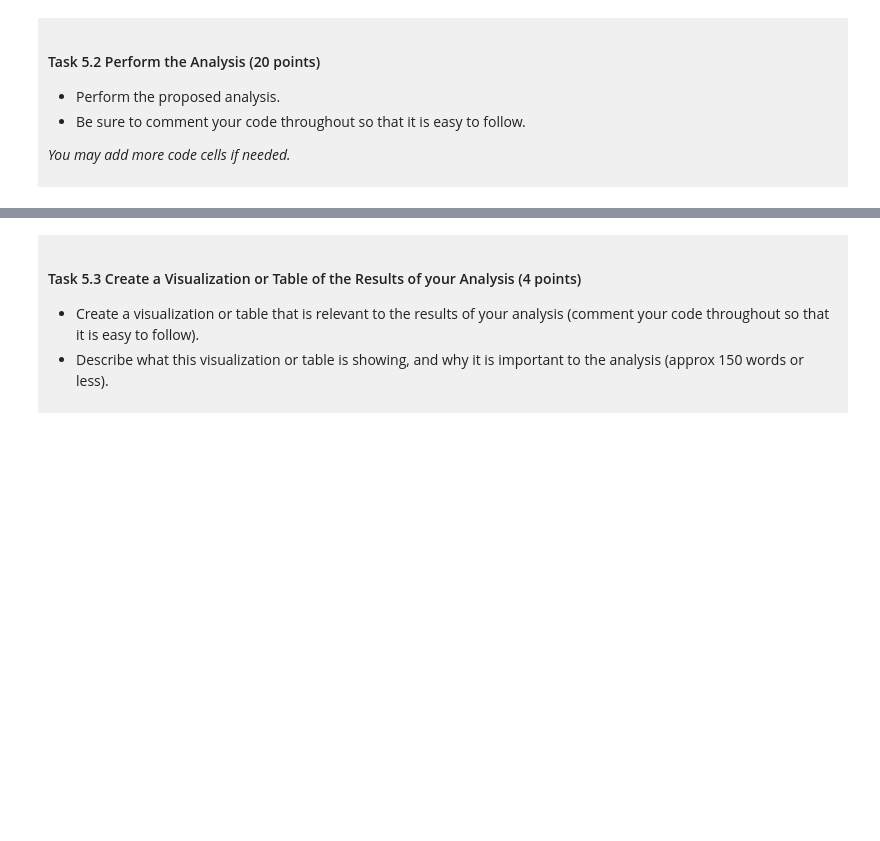
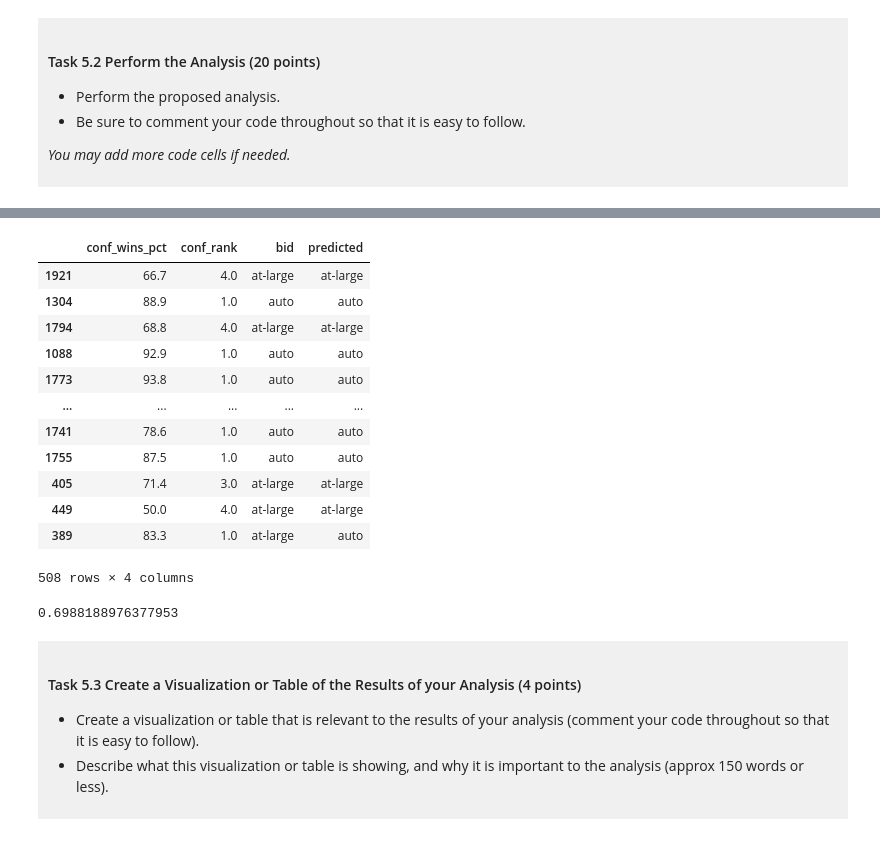
Before and after one commit to Miranda-9/dsci-100-project-shuhan, a Jupyter notebook: dsci-100-project-notebook.ipynb, the cells around one changed output, grey strips where cells are left out. Saved outputs shown, nothing was run; the diff lists cells and outputs as text; code cells hidden in the pictures; blank space fills up the shorter version.

```diff
--- a/dsci-100-project-notebook.ipynb
+++ b/dsci-100-project-notebook.ipynb
@@ -452,3 +563,26 @@ This is a *draft*, we require a commit at this stage but it does not need to be
+# %%
+#predict the class labels in the test set
+basketball_test['predicted'] = basketball_grid.predict(X_test)
+basketball_test
+# %% [output]
+|  | conf_wins_pct | conf_rank | bid | predicted |
+| 1921 | 66.7 | 4.0 | at-large | at-large |
+| 1304 | 88.9 | 1.0 | auto | auto |
+| 1794 | 68.8 | 4.0 | at-large | at-large |
+| 1088 | 92.9 | 1.0 | auto | auto |
+| 1773 | 93.8 | 1.0 | auto | auto |
+| ... | ... | ... | ... | ... |
+| 1741 | 78.6 | 1.0 | auto | auto |
+| 1755 | 87.5 | 1.0 | auto | auto |
+| 405 | 71.4 | 3.0 | at-large | at-large |
+| 449 | 50.0 | 4.0 | at-large | at-large |
+| 389 | 83.3 | 1.0 | at-large | auto |
+508 rows × 4 columns
+# %%
+#calculate the test accuracy
+basketball_grid.score(X_test, y_test)
+# %% [output]
+0.6988188976377953
 # %% [markdown]
 <div style="background-color: #f0f0f0; padding: 10px;">
 
```
Also changed, not shown: parts of 12 cells of this notebook.
